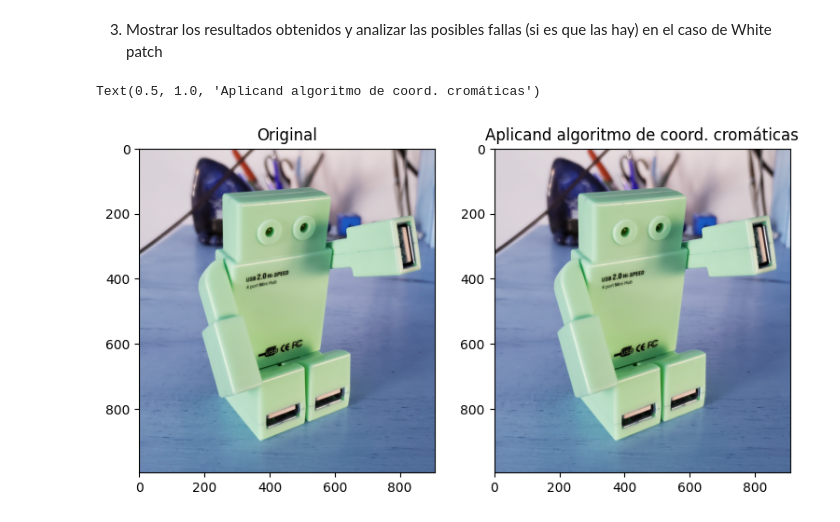
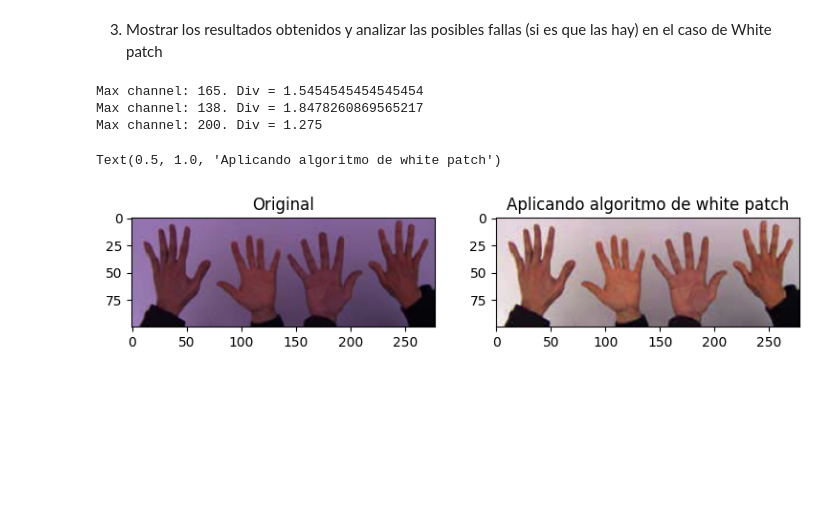
Before and after one commit to lsaraco/vpc1, a Jupyter notebook: TP1/tp1_lsaraco.ipynb, the cells around one changed output. Saved outputs shown, nothing was run; the diff lists cells and outputs as text; code cells hidden in the pictures; blank space fills up the shorter version.

Commit message:
Agrego funcion de white_patch

```diff
--- a/TP1/tp1_lsaraco.ipynb
+++ b/TP1/tp1_lsaraco.ipynb
@@ -53,5 +56,5 @@ channels[0][0,2]
 # %%
-img = cv.imread('./coord_cromaticas/CoordCrom_1.png')
+img = cv.imread('./coord_cromaticas/CoordCrom_2.png')
 img = cv.cvtColor(img, cv.COLOR_BGR2RGB)
 
 # Nueva figura
@@ -64,7 +67,7 @@ ax1.set_title('Original')
 
 # Imagen luego de aplicar algoritmo de coordenadas cromáticas
 ax1=plt.subplot(122)
-img_new = coord_chromaticas(img)
+img_new = coord_chromaticas_fast(img)
 ax1.imshow(img_new)
 ax1.set_title('Aplicand algoritmo de coord. cromáticas')
 # %% [output]
@@ -78,22 +80,41 @@ def white_patch(img):
+# %%
+def white_patch(img):
+    """ Función que implementa algoritmo de white patch."""
+    channels = cv.split(img)
+    channels_new = []
+    for ch in channels:
+        max_ch = np.max(ch)
+        div =  255/max_ch
+        ch_ = ch.astype(float)
+        print(f"Max channel: {max_ch}. Div = {div}")
+        new_ch = np.round(div*ch_,0)
+        new_ch = new_ch.astype(np.uint8)
+        channels_new.append(new_ch)
+    new_img = cv.merge(channels_new)
+    return new_img
 # %% [markdown]
 3. Mostrar los resultados obtenidos y analizar las posibles fallas (si es que las hay) en el caso de White
 patch
 # %%
-img = cv.imread('./coord_cromaticas/CoordCrom_1.png')
+img = cv.imread('./white_patch/test_blue.png')
+img = cv.cvtColor(img, cv.COLOR_BGR2RGB)
 
 # Nueva figura
-fig = plt.figure(figsize=(9,6))
+fig = plt.figure(figsize=(9,4))
 
 # Imagen original
 ax1=plt.subplot(121)
 ax1.imshow(img)
 ax1.set_title('Original')
 
 # Imagen luego de aplicar algoritmo de coordenadas cromáticas
 ax1=plt.subplot(122)
-img_new = coord_chromaticas(img)
+img_new = white_patch(img)
 ax1.imshow(img_new)
-ax1.set_title('Aplicand algoritmo de coord. cromáticas')
+ax1.set_title('Aplicando algoritmo de white patch')
 # %% [output]
-Text(0.5, 1.0, 'Aplicand algoritmo de coord. cromáticas')
+Max channel: 165. Div = 1.5454545454545454
+Max channel: 138. Div = 1.8478260869565217
+Max channel: 200. Div = 1.275
+Text(0.5, 1.0, 'Aplicando algoritmo de white patch')
-[figure, old version]
+[figure, new version]
```
Also changed, not shown: parts of 5 cells of this notebook.
